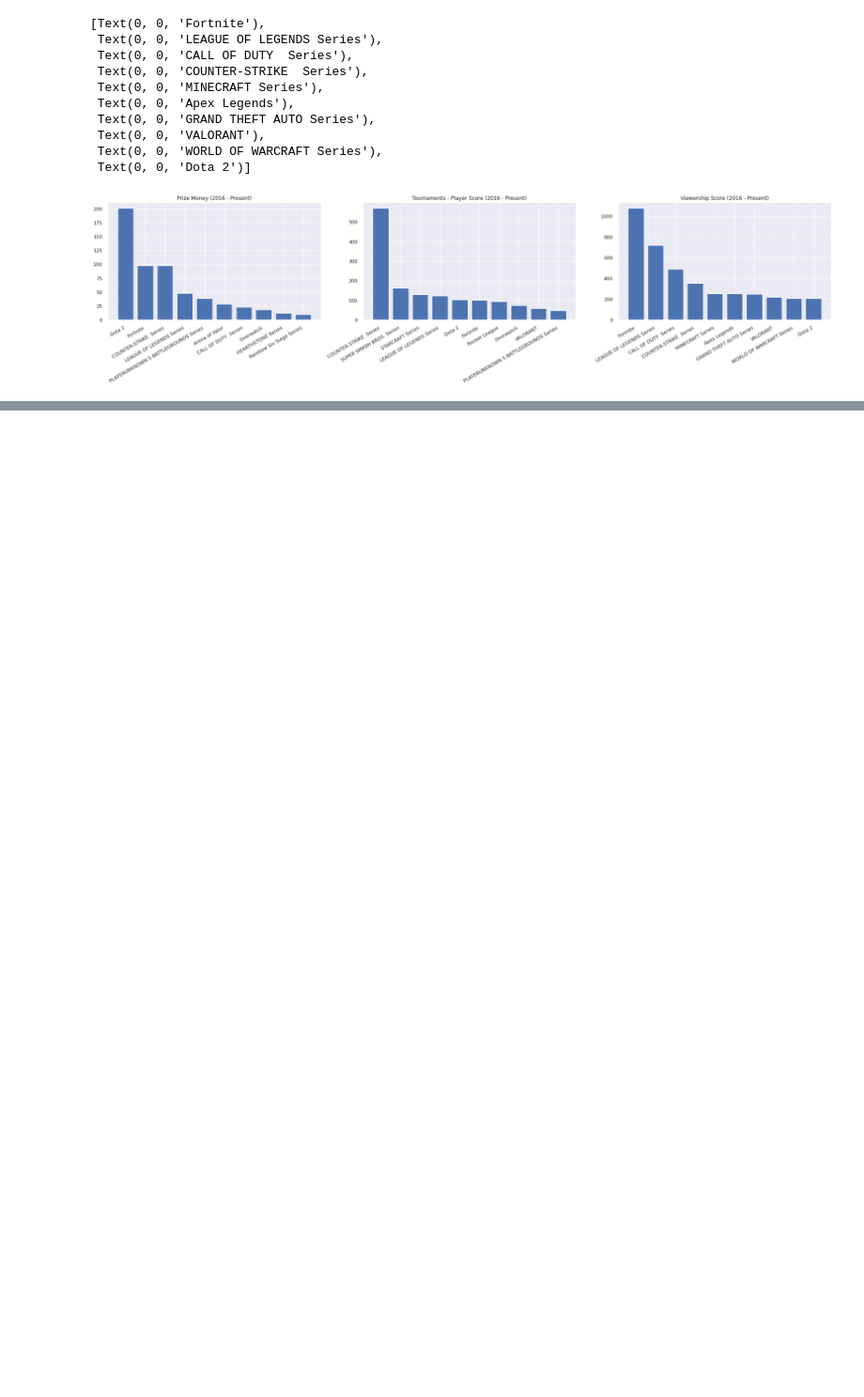
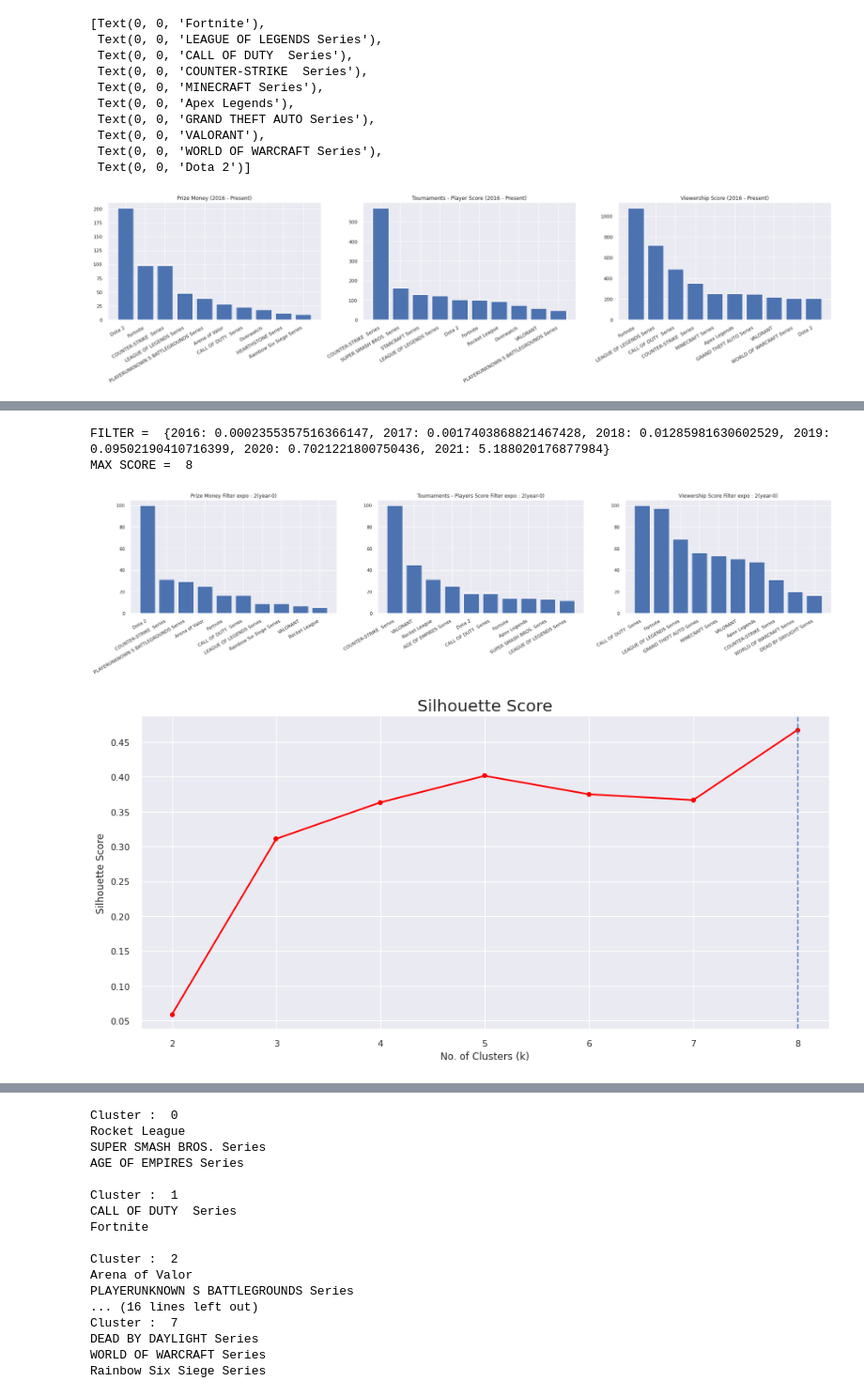
Before and after one commit to markerxz/games-popularity-analysis, a Jupyter notebook: esp.ipynb, the cells around one changed output, grey strips where cells are left out. Shown at 94% size. Cells and saved outputs as stored; diff of their text form; code cells hidden in the pictures; blank space fills up the shorter version.

Commit message:
add clustering function

```diff
--- a/esp.ipynb
+++ b/esp.ipynb
@@ -1411,0 +1658,3 @@ axs[2].set_xticklabels(list([L['series'] for L in l])[:number_of_series],rotatio
+# %%
+clustering(type = 'expo',m = 2,k = 0,base = 1,top = 10,plot = 'plot',seed = 556)
+# %% [output]
@@ -1411,0 +1662,4 @@ axs[2].set_xticklabels(list([L['series'] for L in l])[:number_of_series],rotatio
+FILTER =  {2016: 0.0002355357516366147, 2017: 0.0017403868821467428, 2018: 0.01285981630602529, 2019: 0.09502190410716399, 2020: 0.7021221800750436, 2021: 5.188020176877984}
+MAX SCORE =  8
+[figure, added]
+[figure, added]
@@ -1411,0 +1667,17 @@ axs[2].set_xticklabels(list([L['series'] for L in l])[:number_of_series],rotatio
+Cluster :  0
+Rocket League
+SUPER SMASH BROS. Series
+AGE OF EMPIRES Series
+
+Cluster :  1
+CALL OF DUTY  Series
+Fortnite
+
+Cluster :  2
+Arena of Valor
+PLAYERUNKNOWN S BATTLEGROUNDS Series
+... (16 lines left out)
+Cluster :  7
+DEAD BY DAYLIGHT Series
+WORLD OF WARCRAFT Series
+Rainbow Six Siege Series
```
Also changed, not shown: parts of 10 cells of this notebook.
